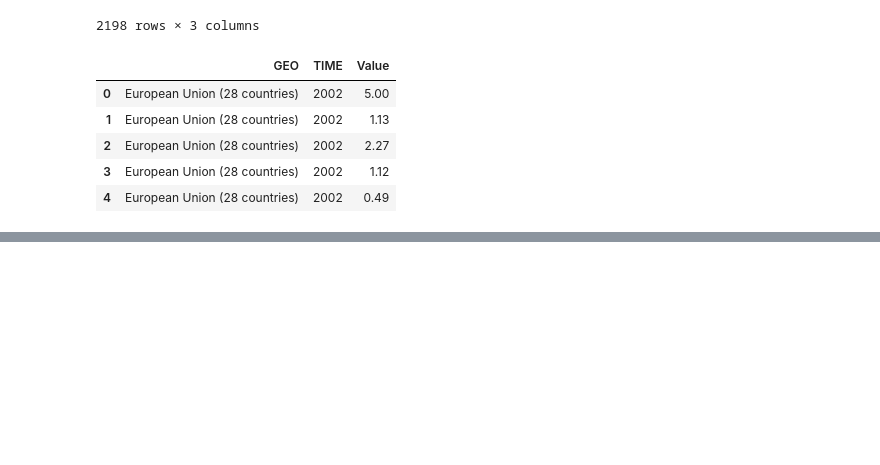
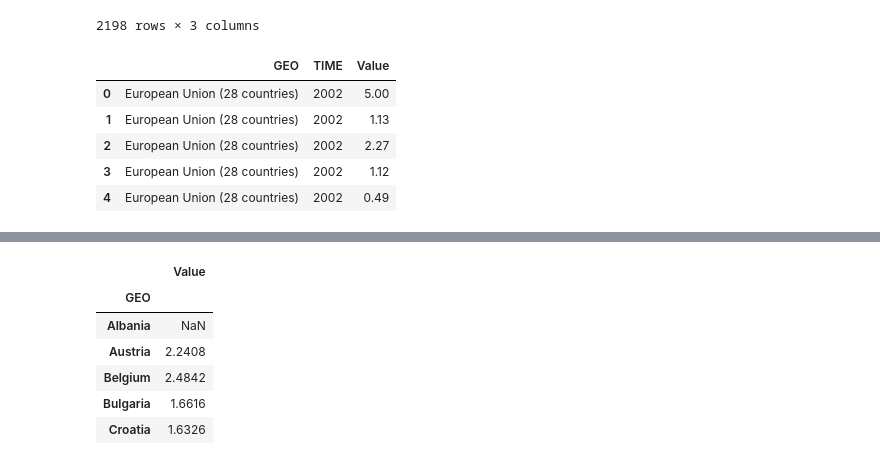
Before and after one commit to JanineW/Data-Science-with-Python, a Jupyter notebook: DescriptiveStatistics.ipynb, the cells around one changed output, grey strips where cells are left out. Saved outputs shown, nothing was run; the diff lists cells and outputs as text; code cells hidden in the pictures; blank space fills up the shorter version.

```diff
--- a/DescriptiveStatistics.ipynb
+++ b/DescriptiveStatistics.ipynb
@@ -287,0 +316,12 @@ eduDrop.head()
+# %%
+#group data according to some criteria
+group = edu[["GEO", "Value"]].groupby('GEO').mean()
+group.head()
+# %% [output]
+|  | Value |
+| GEO |  |
+| Albania | NaN |
+| Austria | 2.2408 |
+| Belgium | 2.4842 |
+| Bulgaria | 1.6616 |
+| Croatia | 1.6326 |
```
Also changed, not shown: parts of 6 cells of this notebook, 13 other files.
